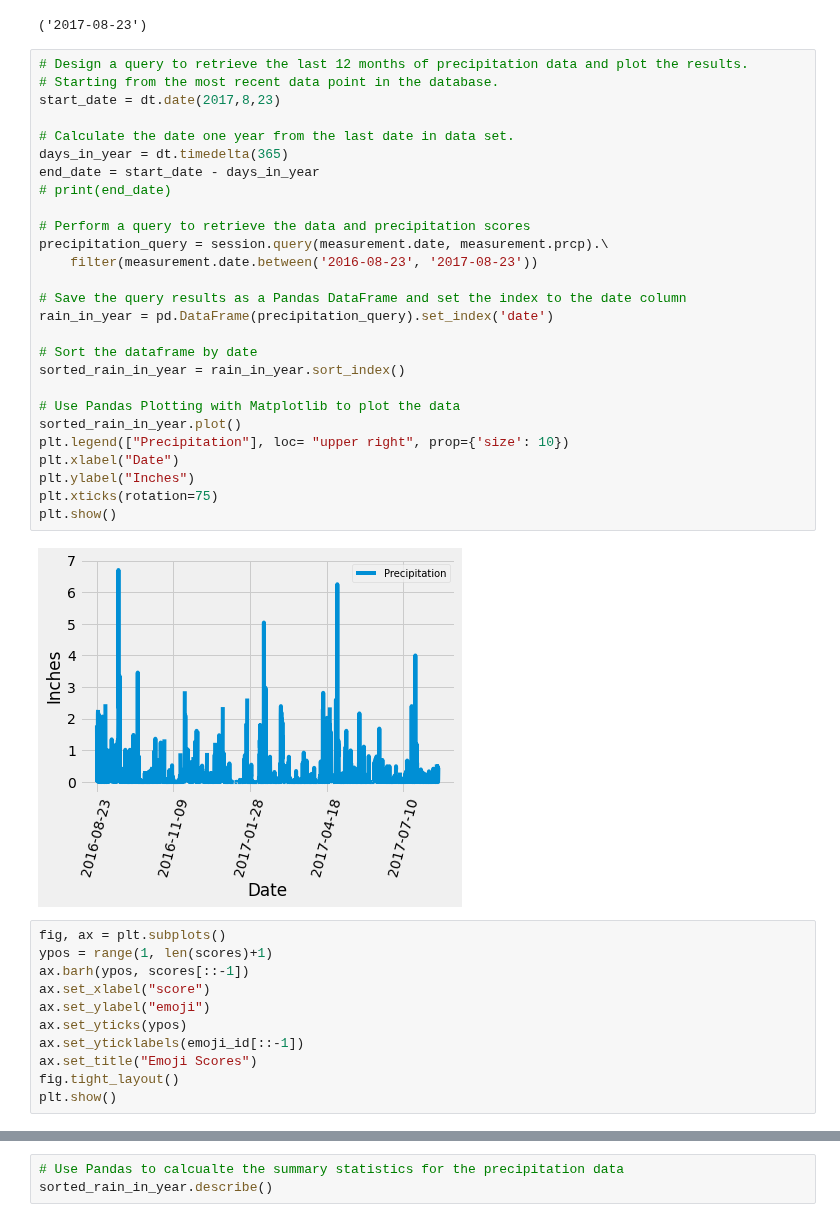
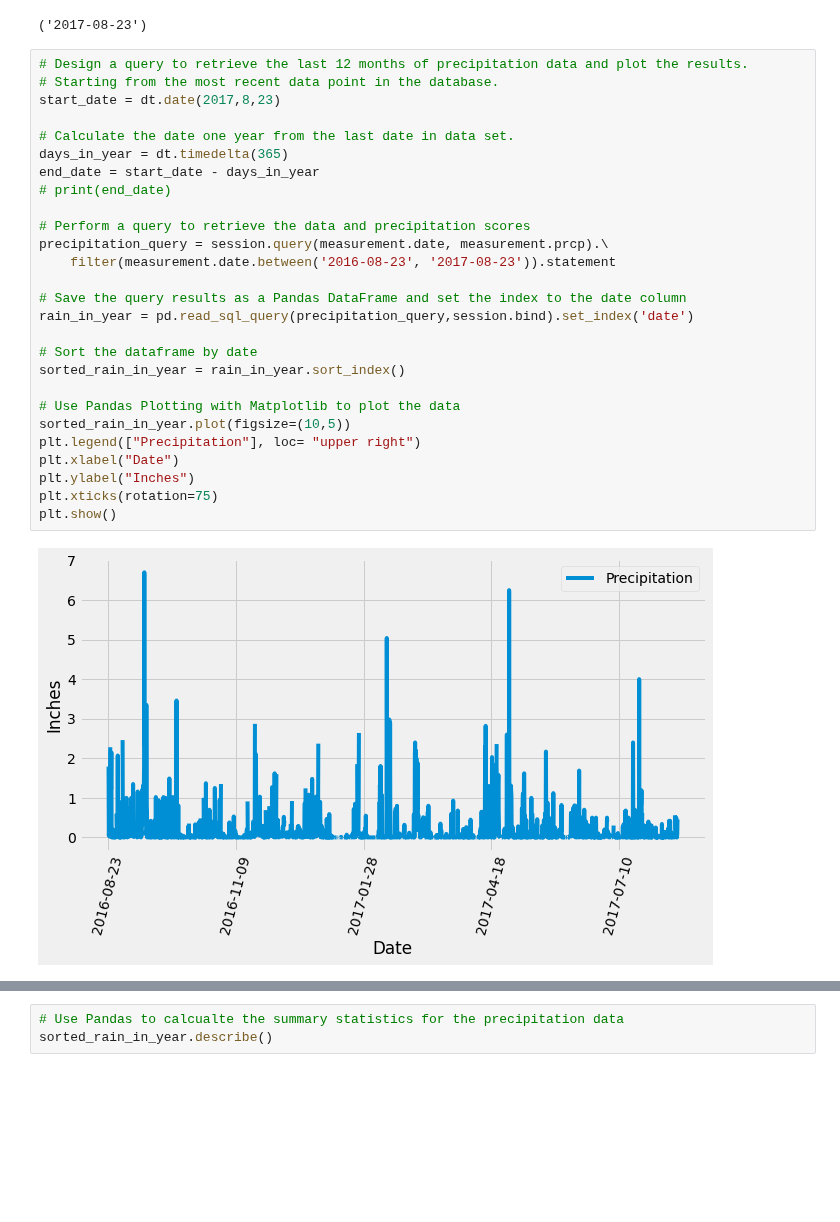
Before and after one commit to jjwilliams11/sqlalchemy-challenge, a Jupyter notebook: climate_starter.ipynb, the cells around one changed output, grey strips where cells are left out. Cells and saved outputs as stored; diff of their text form; blank space fills up the shorter version.

```diff
--- a/climate_starter.ipynb
+++ b/climate_starter.ipynb
@@ -66,40 +67,29 @@ max_date
 # %%
 # Design a query to retrieve the last 12 months of precipitation data and plot the results.
 # Starting from the most recent data point in the database.
 start_date = dt.date(2017,8,23)
 
 # Calculate the date one year from the last date in data set.
 days_in_year = dt.timedelta(365)
 end_date = start_date - days_in_year
 # print(end_date)
 
 # Perform a query to retrieve the data and precipitation scores
 precipitation_query = session.query(measurement.date, measurement.prcp).\
-    filter(measurement.date.between('2016-08-23', '2017-08-23'))
+    filter(measurement.date.between('2016-08-23', '2017-08-23')).statement
 
 # Save the query results as a Pandas DataFrame and set the index to the date column
-rain_in_year = pd.DataFrame(precipitation_query).set_index('date')
+rain_in_year = pd.read_sql_query(precipitation_query,session.bind).set_index('date')
 
 # Sort the dataframe by date
 sorted_rain_in_year = rain_in_year.sort_index()
 
 # Use Pandas Plotting with Matplotlib to plot the data
-sorted_rain_in_year.plot()
-plt.legend(["Precipitation"], loc= "upper right", prop={'size': 10})
+sorted_rain_in_year.plot(figsize=(10,5))
+plt.legend(["Precipitation"], loc= "upper right")
 plt.xlabel("Date")
 plt.ylabel("Inches")
 plt.xticks(rotation=75)
 plt.show()
 # %% [output]
-[figure, old version]
+[figure, new version]
-# %%
-fig, ax = plt.subplots()
-ypos = range(1, len(scores)+1)
-ax.barh(ypos, scores[::-1])
-ax.set_xlabel("score")
-ax.set_ylabel("emoji")
-ax.set_yticks(ypos)
-ax.set_yticklabels(emoji_id[::-1])
-ax.set_title("Emoji Scores")
-fig.tight_layout()
-plt.show()
```
Also changed, not shown: parts of 4 cells of this notebook, 1 other file.
